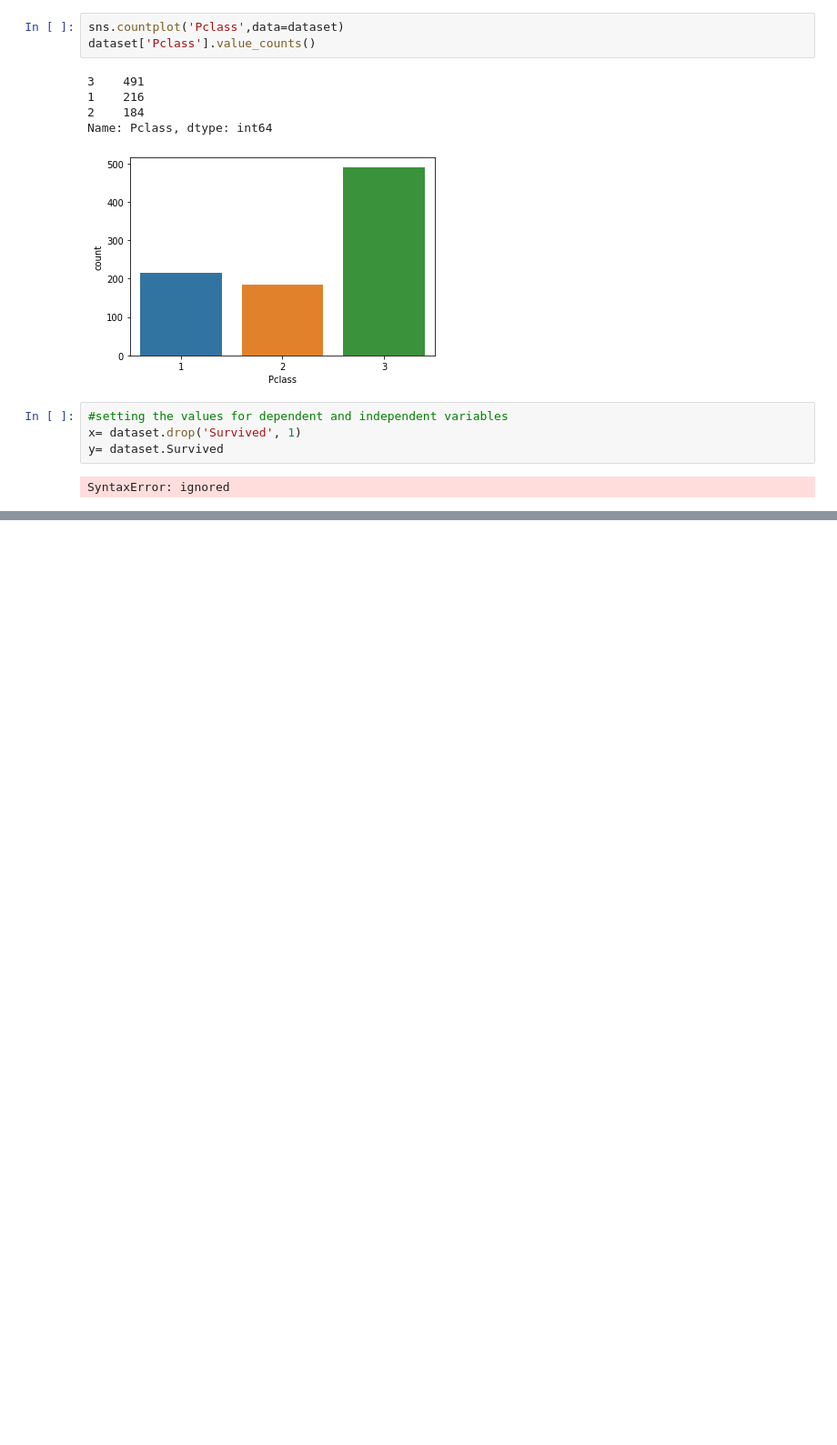
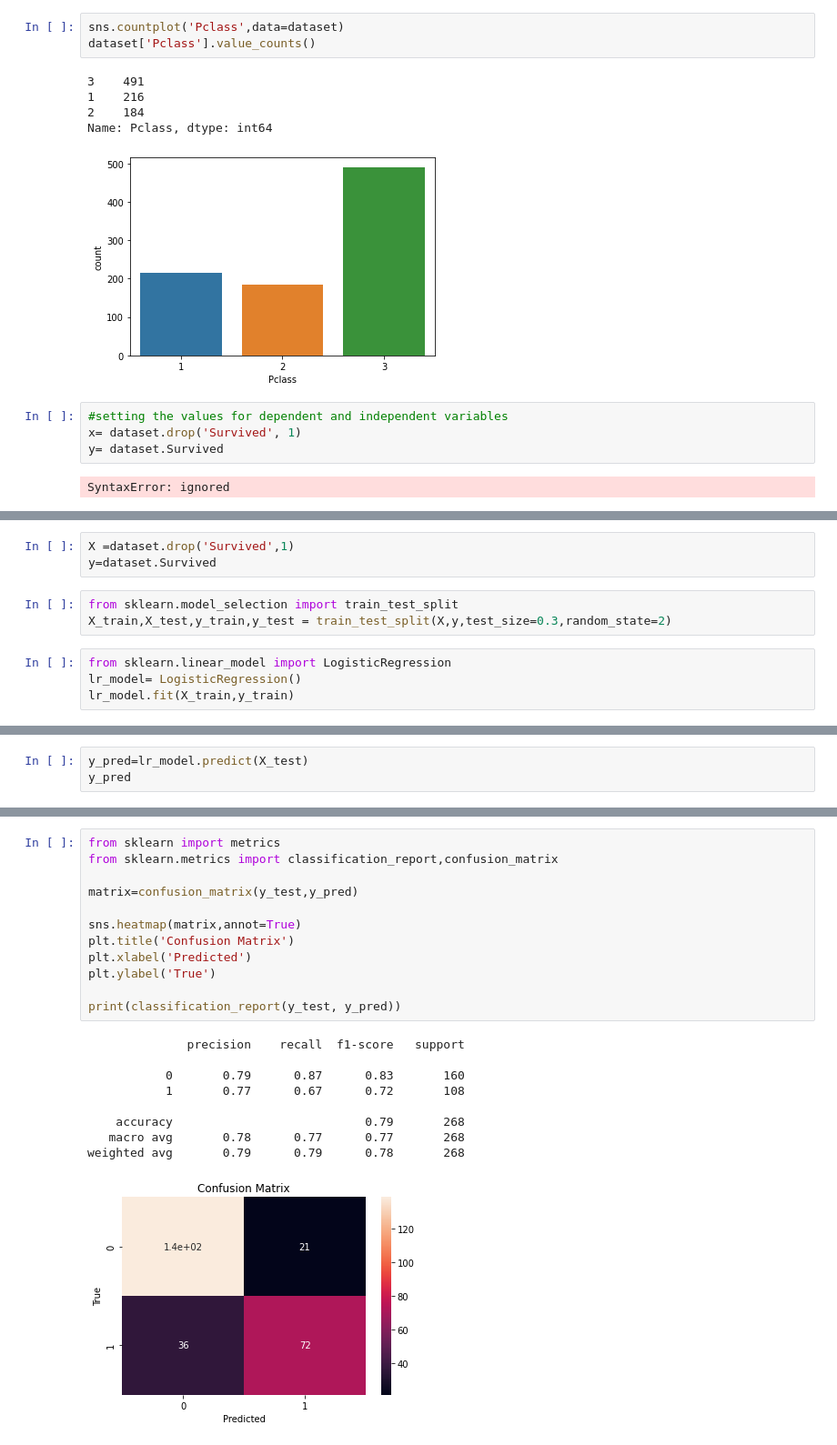
Before and after one commit to anjanasuresh14/INTRODUCTION-TO-PYTHON, a Jupyter notebook: Python20.ipynb, the cells around one changed output, grey strips where cells are left out. Shown at 91% size. Cells and saved outputs as stored; diff of their text form; blank space fills up the shorter version.

```diff
--- a/Python20.ipynb
+++ b/Python20.ipynb
@@ -117,0 +150,10 @@ SyntaxError: ignored
+# %%
+X =dataset.drop('Survived',1)
+y=dataset.Survived
+# %%
+from sklearn.model_selection import train_test_split
+X_train,X_test,y_train,y_test = train_test_split(X,y,test_size=0.3,random_state=2)
+# %%
+from sklearn.linear_model import LogisticRegression
+lr_model= LogisticRegression()
+lr_model.fit(X_train,y_train)
@@ -117,0 +162,3 @@ SyntaxError: ignored
+# %%
+y_pred=lr_model.predict(X_test)
+y_pred
@@ -117,0 +194,22 @@ SyntaxError: ignored
+# %%
+from sklearn import metrics
+from sklearn.metrics import classification_report,confusion_matrix
+
+matrix=confusion_matrix(y_test,y_pred)
+
+sns.heatmap(matrix,annot=True)
+plt.title('Confusion Matrix')
+plt.xlabel('Predicted')
+plt.ylabel('True')
+
+print(classification_report(y_test, y_pred))
+# %% [output]
+              precision    recall  f1-score   support
+
+           0       0.79      0.87      0.83       160
+           1       0.77      0.67      0.72       108
+
+    accuracy                           0.79       268
+   macro avg       0.78      0.77      0.77       268
+weighted avg       0.79      0.79      0.78       268
+[figure, added]
```
Also changed, not shown: parts of 19 cells of this notebook.
